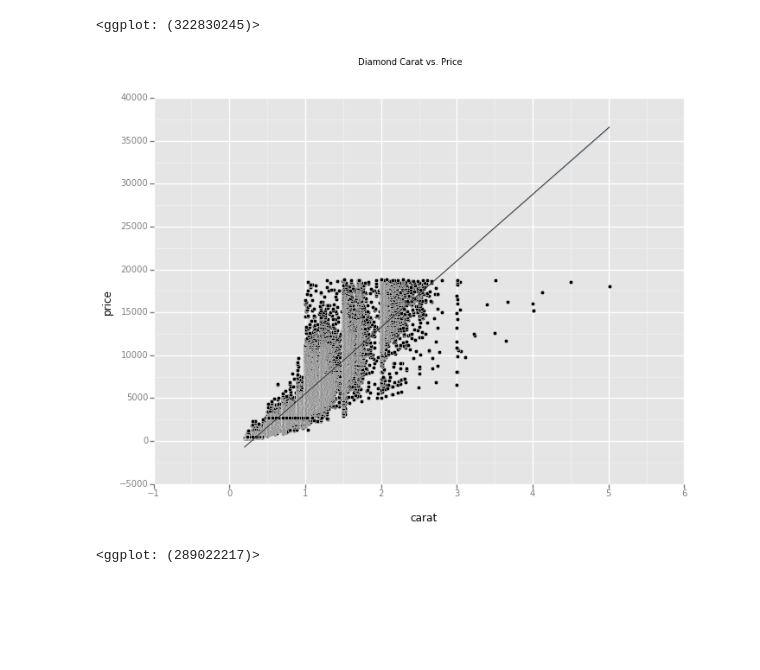
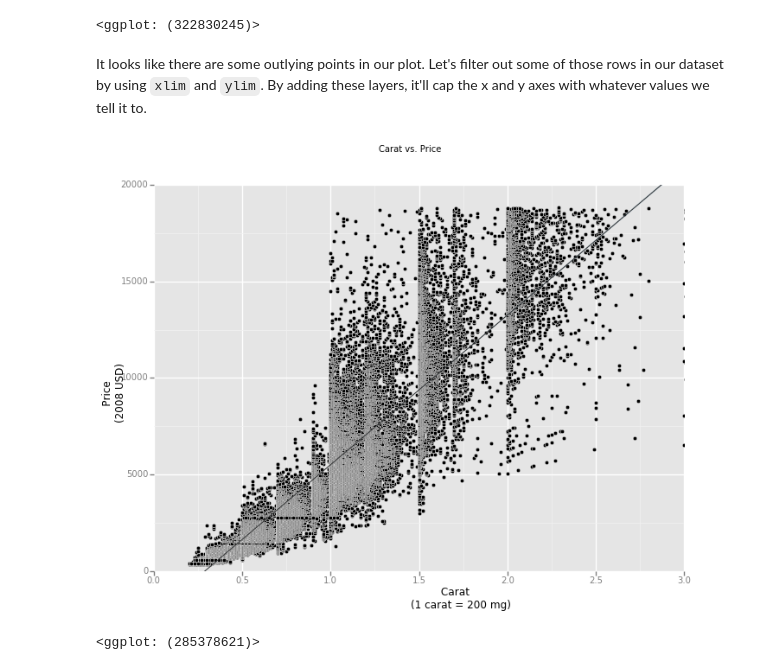
Before and after one commit to yhat/ggpy, a Jupyter notebook: docs/how-to/Layering Plots.ipynb, the cells around one changed output. Drawn from its saved outputs; the diff is of its cells as text; code cells hidden in the pictures; blank space fills up the shorter version.

```diff
--- a/docs/how-to/Layering Plots.ipynb
+++ b/docs/how-to/Layering Plots.ipynb
@@ -19,8 +40,17 @@ ggplot(diamonds, aes(x='carat', y='price')) + geom_point() + stat_smooth()
 # %% [output]
 [figure]
 <ggplot: (322830245)>
+# %% [markdown]
+It looks like there are some outlying points in our plot. Let's filter out some of those rows in our dataset by using `xlim` and `ylim`. By adding these layers, it'll cap the x and y axes with whatever values we tell it to.
 # %%
-ggplot(diamonds, aes(x='carat', y='price')) + geom_point() + stat_smooth() + ggtitle("Diamond Carat vs. Price")
+ggplot(diamonds, aes(x='carat', y='price')) + \
+    geom_point() + \
+    stat_smooth(method='lm') + \
+    ggtitle("Carat vs. Price") + \
+    xlab("         Carat\n(1 carat = 200 mg)") + \
+    ylab("     Price\n(2008 USD)") + \
+    xlim(0, 3) + \
+    ylim(0, 20000)
 # %% [output]
-[figure, old version]
+[figure, new version]
-<ggplot: (289022217)>
+<ggplot: (285378621)>
```
Also changed, not shown: parts of 11 cells of this notebook, 8 other files.
